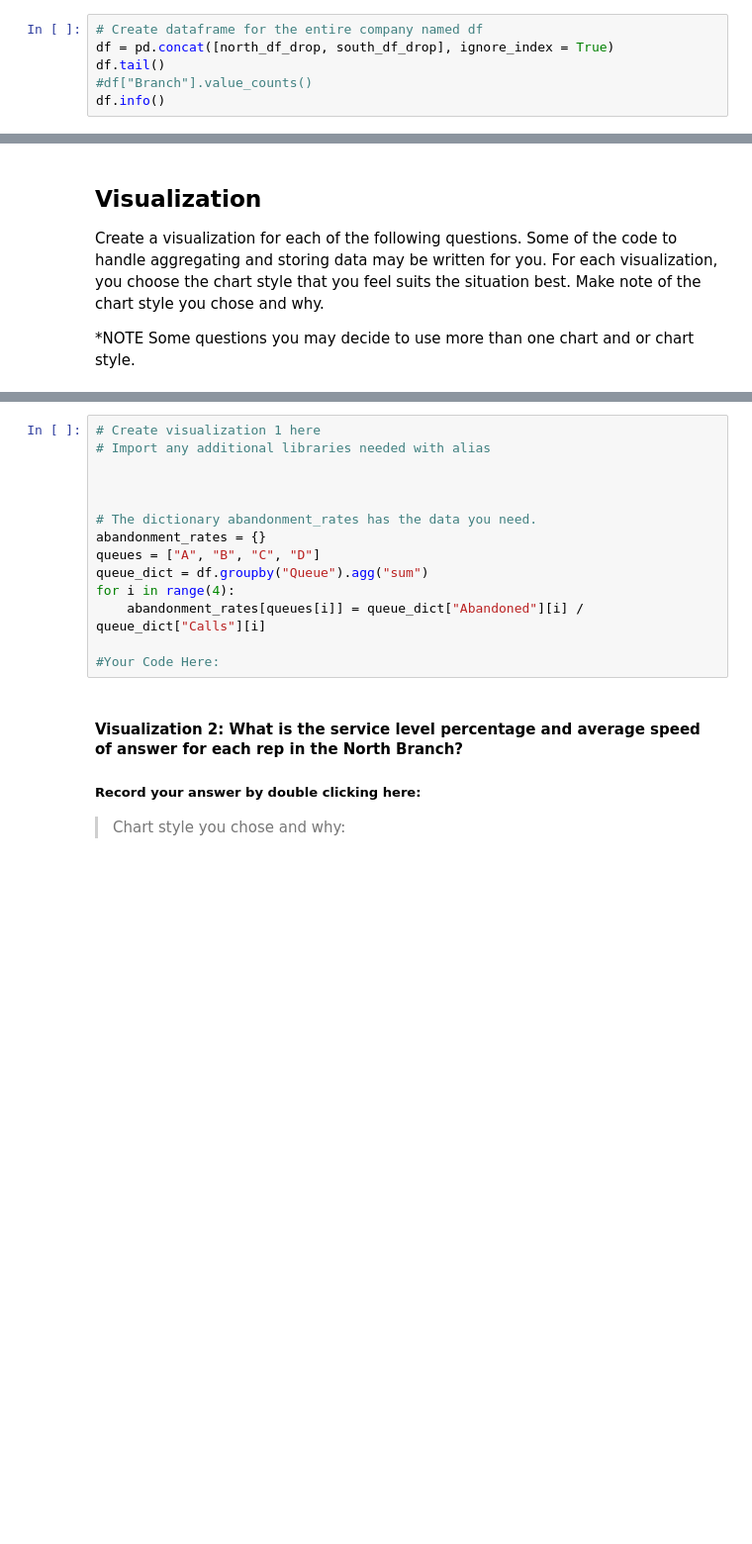
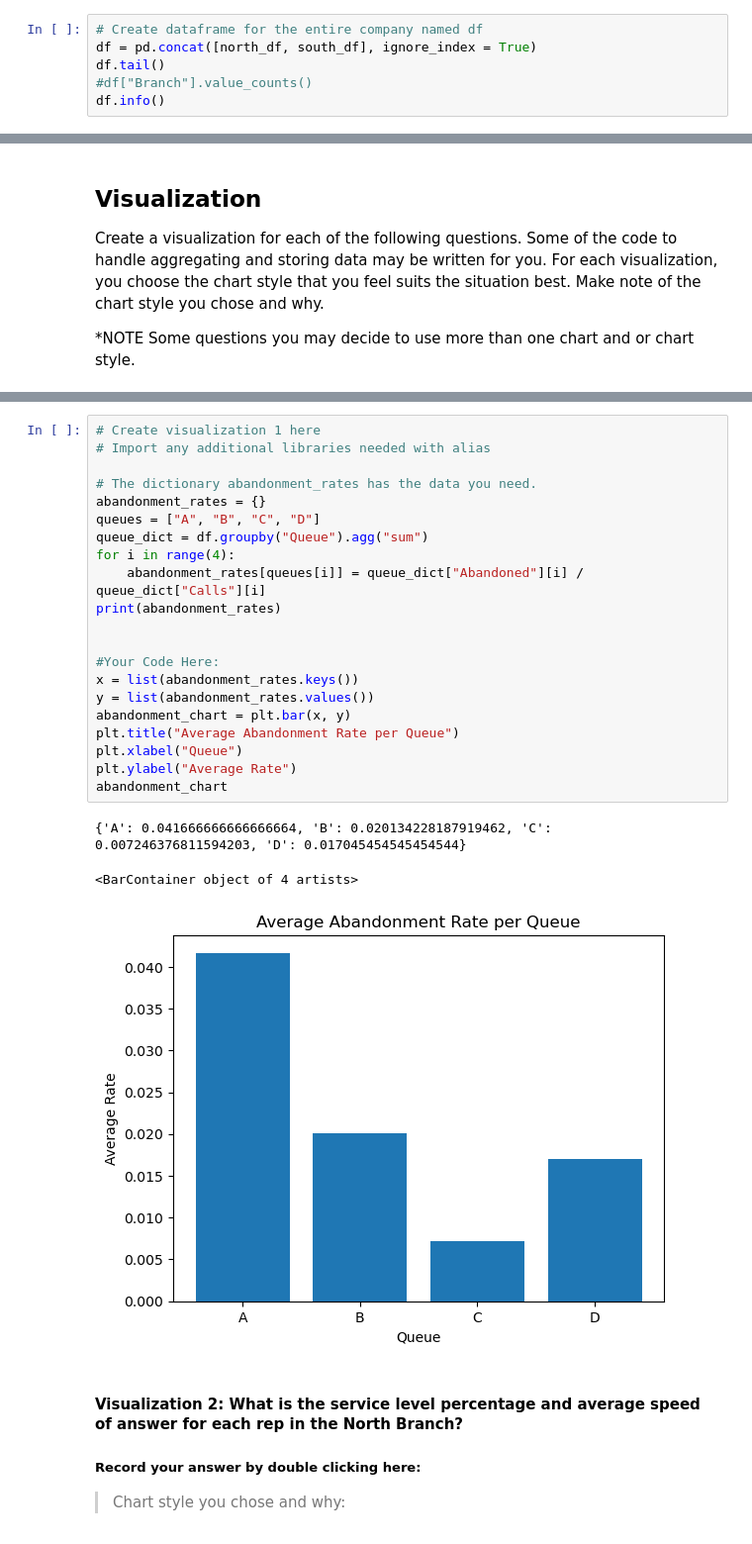
Before and after one commit to odelmas-sci/call-center-cleanup-assignment-2, a Jupyter notebook: Call_Center_Cleanup.ipynb, the cells around one changed output, grey strips where cells are left out. Shown at 99% size. Drawn from its saved outputs; the diff is of its cells as text; blank space fills up the shorter version.

```diff
--- a/Call_Center_Cleanup.ipynb
+++ b/Call_Center_Cleanup.ipynb
@@ -353,7 +372,7 @@ Before you begin answering any questions, combine the two datasets together to c
 * Add additional code blocks as needed to show how you came to your conclusions. Add comments in your code blocks to help others understand your thinking. Record your answer by double clicking the below cell.
 # %%
 # Create dataframe for the entire company named df
-df = pd.concat([north_df_drop, south_df_drop], ignore_index = True)
+df = pd.concat([north_df, south_df], ignore_index = True)
 df.tail()
 #df["Branch"].value_counts()
 df.info()
@@ -508,17 +569,28 @@ Create a visualization for each of the following questions. Some of the code to
 # %%
 # Create visualization 1 here
 # Import any additional libraries needed with alias
-
-
 
 # The dictionary abandonment_rates has the data you need.
 abandonment_rates = {}
 queues = ["A", "B", "C", "D"]
 queue_dict = df.groupby("Queue").agg("sum")
 for i in range(4):
     abandonment_rates[queues[i]] = queue_dict["Abandoned"][i] / queue_dict["Calls"][i]
+print(abandonment_rates)
+
 
 #Your Code Here:
+x = list(abandonment_rates.keys())
+y = list(abandonment_rates.values())
+abandonment_chart = plt.bar(x, y)
+plt.title("Average Abandonment Rate per Queue")
+plt.xlabel("Queue")
+plt.ylabel("Average Rate")
+abandonment_chart
+# %% [output]
+{'A': 0.041666666666666664, 'B': 0.020134228187919462, 'C': 0.007246376811594203, 'D': 0.017045454545454544}
+<BarContainer object of 4 artists>
+[figure, added]
 # %% [markdown]
 #### Visualization 2: What is the service level percentage and average speed of answer for each rep in the North Branch?
 ##### Record your answer by double clicking here:
```
Also changed, not shown: parts of 16 cells of this notebook.
